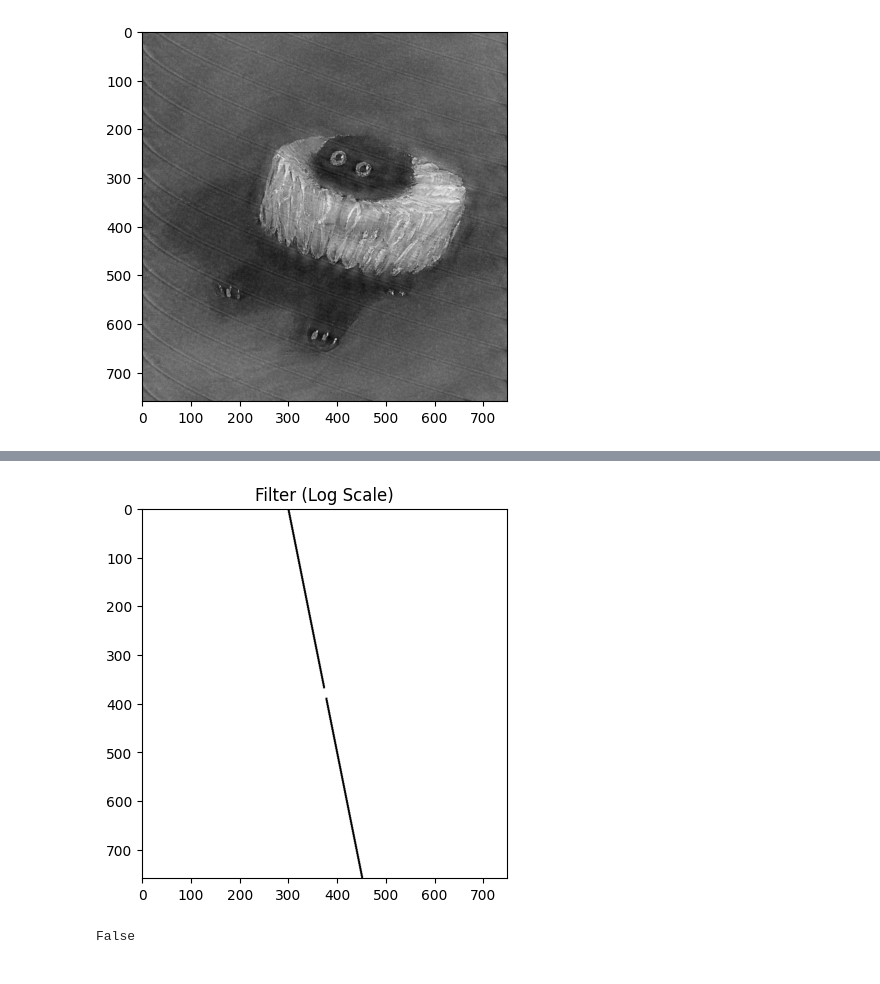
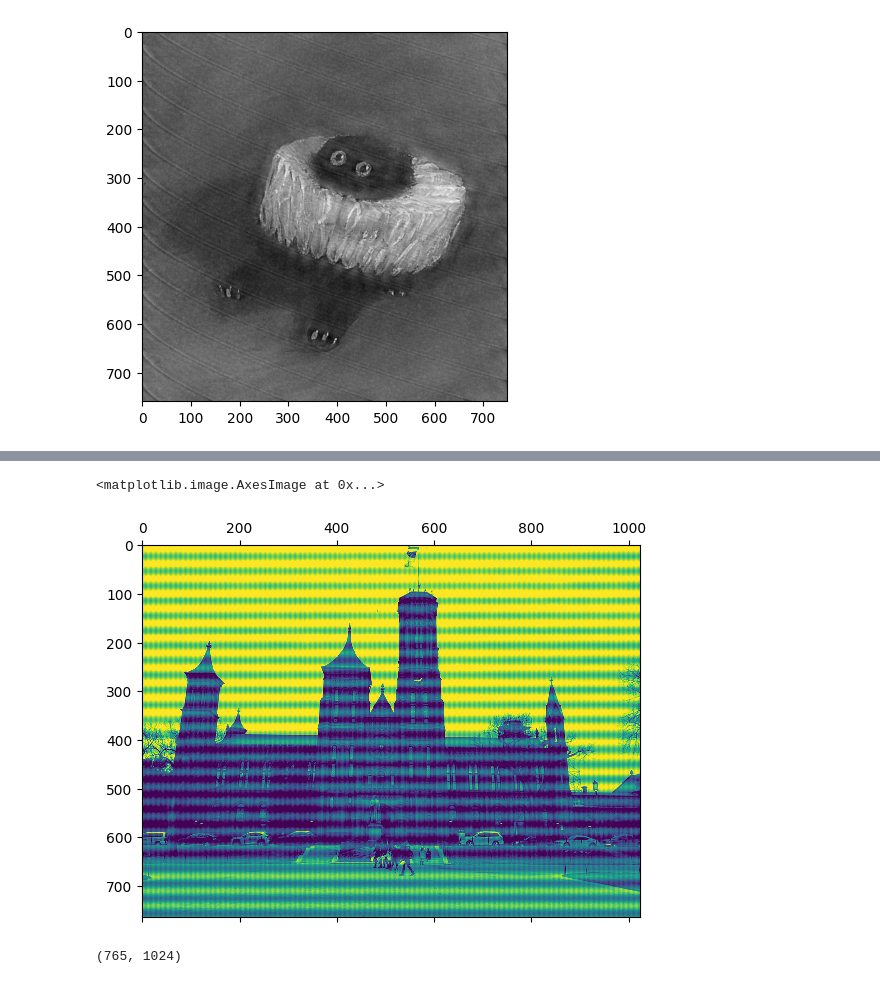
Before and after one commit to JessiDaniL/metodos2_grupo1, a Jupyter notebook: Talleres/Taller_2/Punto3b.ipynb, the cells around one changed output, grey strips where cells are left out. Drawn from its saved outputs; the diff is of its cells as text; code cells hidden in the pictures.

```diff
--- a/Talleres/Taller_2/Punto3b.ipynb
+++ b/Talleres/Taller_2/Punto3b.ipynb
@@ -5,4 +4,3 @@ import PIL
 # %%
-import os
-img_gato = plt.imread("Data\catto.png")
-img_gato
+img_gato = plt.imread("Data/catto.png")
+img_castillo = plt.imread("Data/Noisy_Smithsonian_Castle.jpg")
@@ -175,11 +79,10 @@ FFT_gato_filtrado = FFT * filtro
-# %%
-epsilon = 1e-8  # Small constant to avoid log(0)
-plt.imshow(np.log(np.abs(filtro) + epsilon), cmap='gray')
-plt.title('Filter (Log Scale)')
-plt.show()
-# %% [output]
-[figure, removed]
-# %%
-print(np.isnan(filtro).any())
-# %% [output]
-False
+# %%
+plt.matshow(img_castillo)
+# %% [output]
+<matplotlib.image.AxesImage at 0x...>
+[figure, added]
+# %%
+altura_c,ancho_c = img_castillo.shape
+altura_c,ancho_c
+# %% [output]
+(765, 1024)
```
Also changed, not shown: parts of 14 cells of this notebook.
